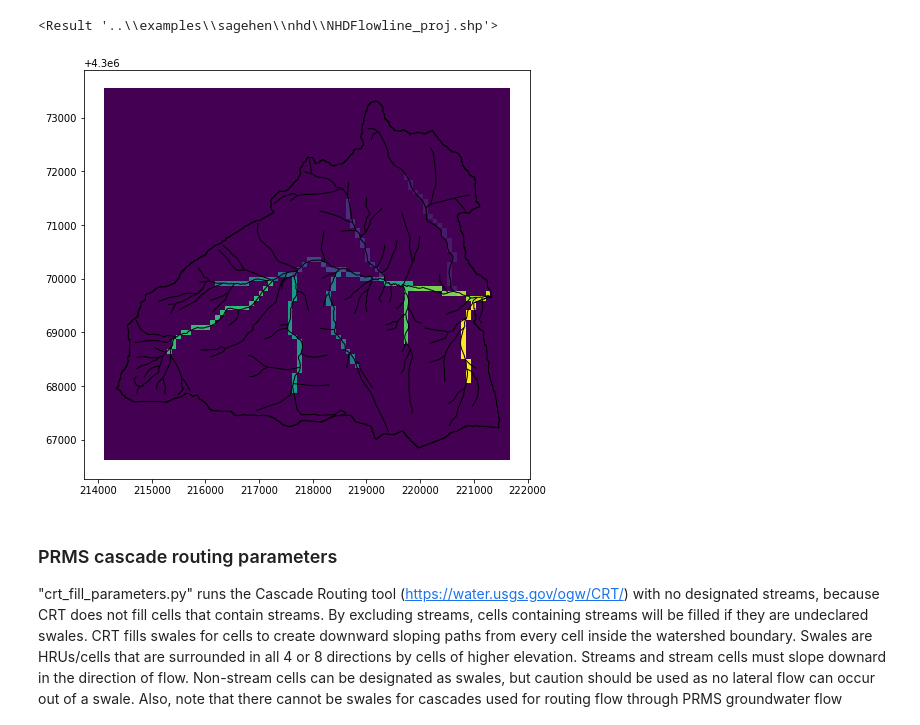
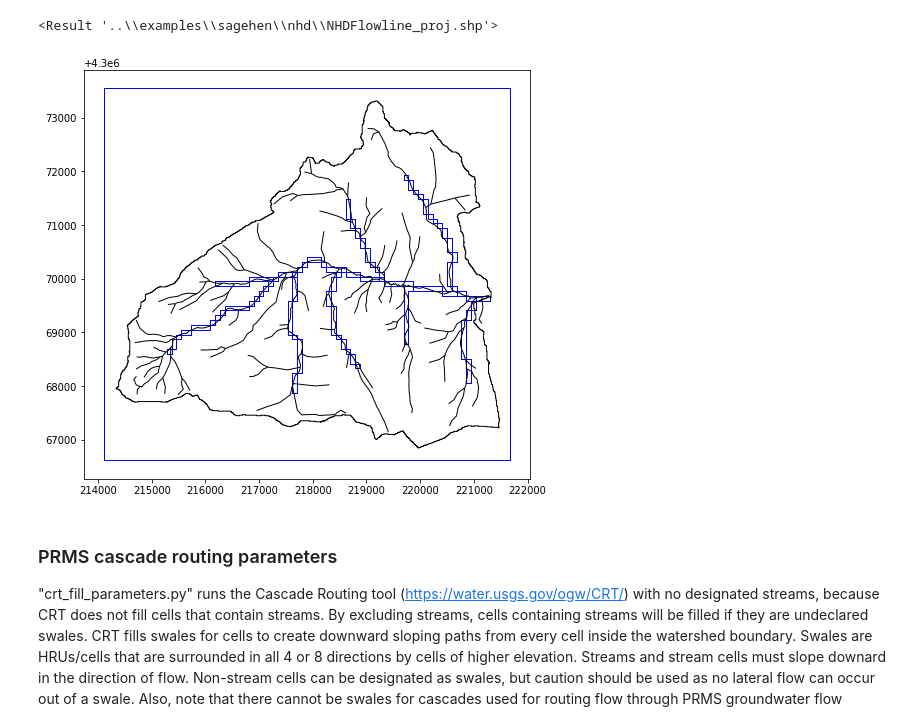
Before and after one commit to rniswon/gsflowID2447_classrepo, a Jupyter notebook: exercises/saghen_prms/notebook/gsflow_sagehen.ipynb, the cells around one changed output. Drawn from its saved outputs; the diff is of its cells as text; code cells hidden in the pictures.

```diff
--- a/exercises/saghen_prms/notebook/gsflow_sagehen.ipynb
+++ b/exercises/saghen_prms/notebook/gsflow_sagehen.ipynb
@@ -196,19 +196,26 @@ arcpy.Project_management(input_features, output_feature_class, out_coordinate_sy
 # %%
 fig, ax = plt.subplots()
 ax.set_aspect('equal')
+
+#convert iseg.img to polygon shapefile for display purposes
+inRaster= r"..\examples\sagehen\hru_params\stream_rasters\iseg.img"
+outPolygons=r"..\examples\sagehen\hru_params\stream_rasters\iseg.shp"
+arcpy.RasterToPolygon_conversion(inRaster, outPolygons, "NO_SIMPLIFY")
+
+#plot ISEG vs NHD lines
 fn1=r"..\examples\sagehen\shapefiles\watershed_proj.shp"
-fn2=r"..\examples\sagehen\hru_params\hru_params.shp"
+fn2=r"..\examples\sagehen\hru_params\stream_rasters\iseg.shp"
 fn3=r"..\examples\sagehen\nhd\NHDFlowline_proj.shp"
 boundary=geopandas.read_file(fn1)
 streams=geopandas.read_file(fn2)
 nhd=geopandas.read_file(fn3)
 plt.rcParams["figure.figsize"] = (8,8)
-streams.plot(column='ISEG',ax=ax, edgecolor='none', linewidth=1.0)
+streams.plot(ax=ax,color='none',edgecolor='blue', linewidth=1.0)
 boundary.plot(ax=ax,color='none', edgecolor='black', linewidth=1.0)
 nhd.plot(ax=ax,color='none', edgecolor='black', linewidth=1.0)
 plt.show()
 # %% [output]
-[figure, old version]
+[figure, new version]
 # %% [markdown]
 ### PRMS cascade routing parameters
 "crt_fill_parameters.py" runs the Cascade Routing tool (https://water.usgs.gov/ogw/CRT/) with no designated streams, because CRT does not fill cells that contain streams. By excluding streams, cells containing streams will be filled if they are undeclared swales. CRT fills swales for cells to create downward sloping paths from every cell inside the watershed boundary. Swales are HRUs/cells that are surrounded in all 4 or 8 directions by cells of higher elevation. Streams and stream cells must slope downard in the direction of flow. Non-stream cells can be designated as swales, but caution should be used as no lateral flow can occur out of a swale. Also, note that there cannot be swales for cascades used for routing flow through PRMS groundwater flow reservoirs (GWRs). A swale cell (in the case of an endorheic basin or the like) would need the HRU id of a nearby cell to use for its GWR.
```
Also changed, not shown: parts of 5 cells of this notebook, 1 other file.
